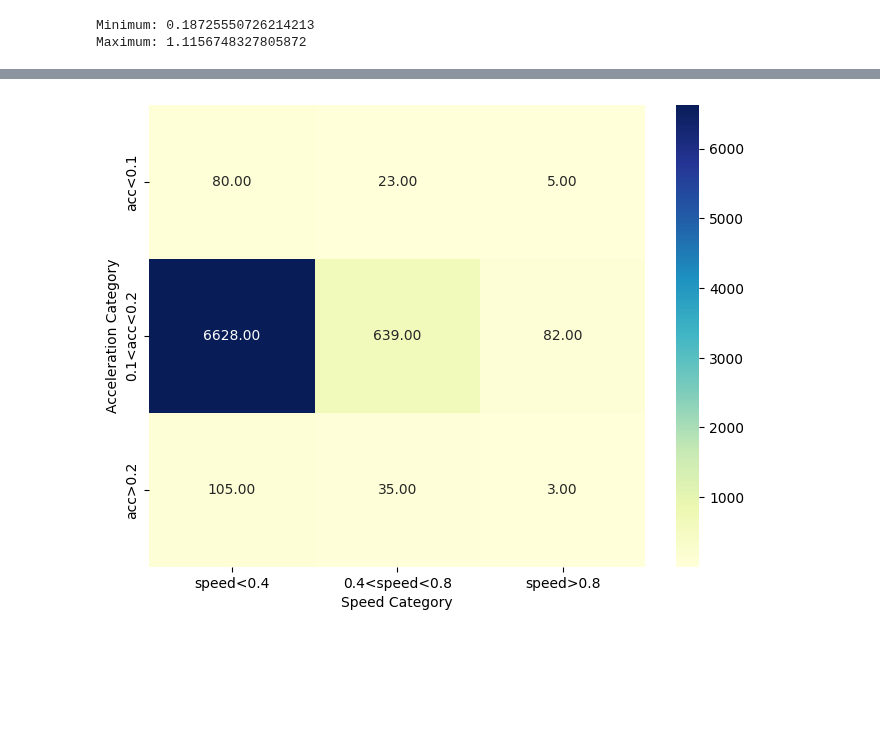
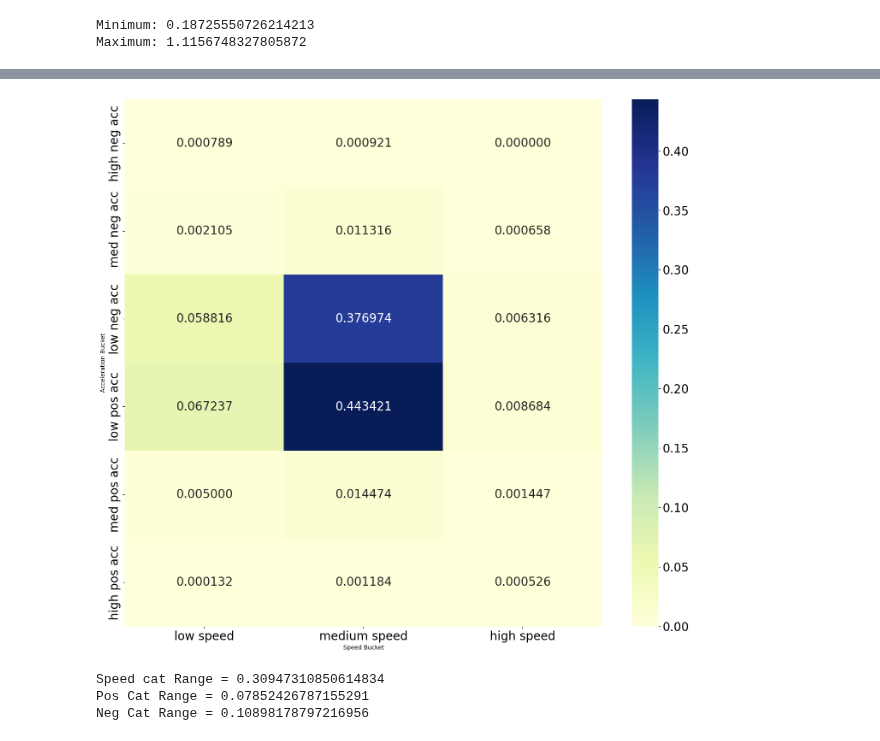
Before and after one commit to BUET-AV/behavior-hypotheses, a Jupyter notebook: src/notebooks/Behavior_Hypo_heatmap.ipynb, the cells around one changed output, grey strips where cells are left out. Cells and saved outputs as stored; diff of their text form; code cells hidden in the pictures; blank space fills up the shorter version.

```diff
--- a/src/notebooks/Behavior_Hypo_heatmap.ipynb
+++ b/src/notebooks/Behavior_Hypo_heatmap.ipynb
@@ -231,7 +311,7 @@ sns.heatmap(corr_matrix_dis, annot=True, cmap='coolwarm')
 # %%
 
 plt.rc('font', size=20)
-plt.rc('axes', labelsize=28) #fontsize of the x and y labels
+plt.rc('axes', labelsize=20) #fontsize of the x and y labels
 plt.scatter(midEditedDf["speed"], midEditedDf["acceleration"], marker = ".")
 for pedId in allPedIds:
     uniqueTrackId_collection[pedId] = midEditedDf[midEditedDf["uniqueTrackId"] == pedId].copy()
@@ -250,14 +332,19 @@ len(cleanPedDf_copy)
 # %%
 # Generate some example data
-data = np.zeros((3,3))
+plt.rc('font', size=20)
+plt.rc('axes', labelsize=10) #fontsize of the x and y labels
+
+NO_OF_BUCKETS = 3
+
+data = np.zeros((2*NO_OF_BUCKETS, NO_OF_BUCKETS))
 
 for index, row in cleanPedDf_copy.iterrows():
-    data[cleanPedDf_copy.loc[index, "Bucket"]-1][cleanPedDf_copy.loc[index, "accBucket"]-1] += 1
+    data[cleanPedDf_copy.loc[index, "accBucket"]+NO_OF_BUCKETS][cleanPedDf_copy.loc[index, "Bucket"]] += 1
 
 print(data)
 
 # Create a heatmap using Seaborn
-sns.heatmap(data, cmap='coolwarm', annot=True, fmt=".2f")
+sns.heatmap(data, cmap='coolwarm', annot=True, fmt=".1f")
 
 # Show the plot
 plt.show()
@@ -269,28 +366,51 @@ plt.show()
 # %%
 # Generate example data
 # data = np.random.rand(3, 3)
 
+total_length = len(cleanPedDf_copy)
+total_length
+
 # Create a heatmap using Seaborn
-plt.figure(figsize=(8, 6))
-sns.heatmap(data, annot=True, fmt=".2f", cmap='YlGnBu')
+plt.figure(figsize=(18, 16))
+sns.heatmap(data/total_length, annot=True, fmt=".6f", cmap='YlGnBu')
 
 # Customize the axis labels
-plt.xlabel("Speed Category")
-plt.ylabel("Acceleration Category")
+plt.xlabel("Speed Bucket")
+plt.ylabel("Acceleration Bucket")
 
 # Customize the tick labels
-x_labels = ["speed<0.4", "0.4<speed<0.8", "speed>0.8"]
-y_labels = ["acc<0.1", "0.1<acc<0.2", "acc>0.2"]
-plt.xticks([0.5, 1.5, 2.5], x_labels)
-plt.yticks([0.5, 1.5, 2.5], y_labels)
+x_labels = ["low speed", "medium speed", "high speed"]
+y_labels = ["high neg acc", " med neg acc", "low neg acc", "low pos acc", "med pos acc", "high pos acc"]
+plt.xticks(np.arange(0.5, NO_OF_BUCKETS + 0.5, 1), x_labels)
+plt.yticks(np.arange(0.5, 2*NO_OF_BUCKETS + 0.5, 1), y_labels)
 
 # # Customize the annotation format
 # plt.gca().set_xticks(np.arange(3) + 0.5, minor=True)
 # plt.gca().set_yticks(np.arange(3) + 0.5, minor=True)
 # plt.gca().xaxis.set_tick_params(which="minor", size=0)
 # plt.gca().yaxis.set_tick_params(which="minor", size=0)
 
 # Show the plot
 plt.show()
 # %% [output]
-[figure, old version]
+[figure, new version]
+# %%
+min_value_speed = cleanPedDf_copy["speed"].min()
+max_value_speed = cleanPedDf_copy["speed"].max()
+value_range = max_value_speed - min_value_speed
+category_range = value_range / NO_OF_CATEGORY
+print(f"Speed cat Range = {category_range}")
+
+min_value = cleanPedDf_copy["sceneYAcceleration"].min()
+max_value = cleanPedDf_copy["sceneYAcceleration"].max()
+# value_range = max_value - min_value
+pos_category_range = max_value / NO_OF_CATEGORY
+print(f"Pos Cat Range = {pos_category_range}")
+neg_category_range = -(min_value) / NO_OF_CATEGORY
+print(f"Neg Cat Range = {neg_category_range}")
+
+tempDf = cleanPedDf_copy[(cleanPedDf_copy["speed"] > min_value_speed+category_range) & (cleanPedDf_copy["speed"] < min_value_speed+2*category_range) & (cleanPedDf_copy["sceneYAcceleration"] < pos_category_range) & (cleanPedDf_copy["sceneYAcceleration"] >= 0)]
+# %% [output]
+Speed cat Range = 0.30947310850614834
+Pos Cat Range = 0.07852426787155291
+Neg Cat Range = 0.10898178797216956
```
Also changed, not shown: parts of 15 cells of this notebook.
